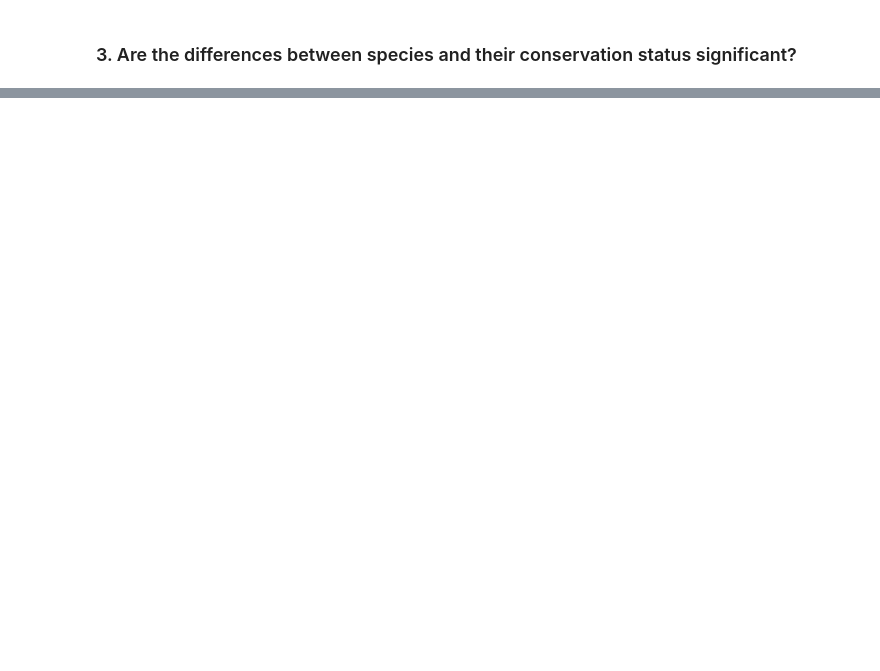
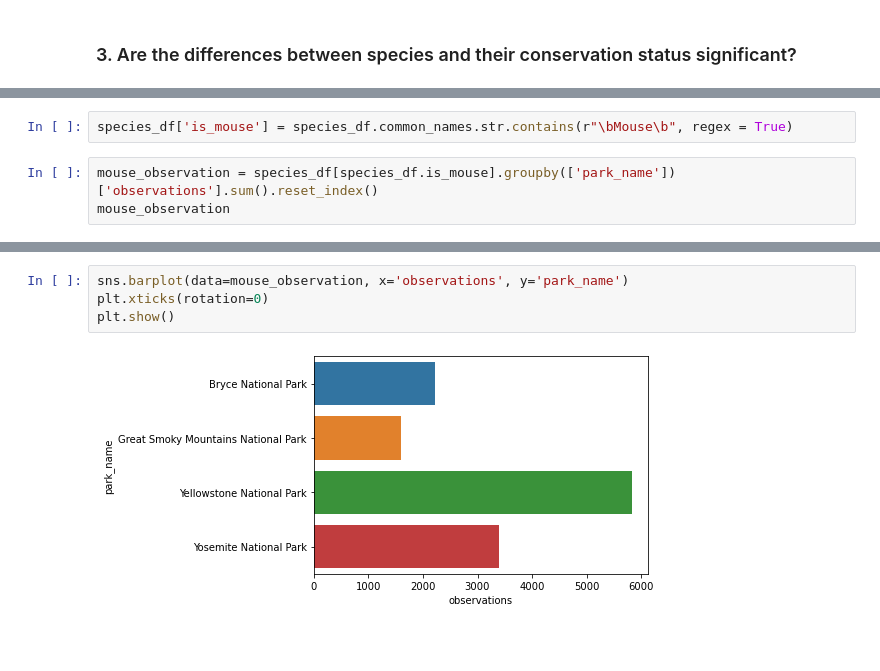
Before and after one commit to cacaprog/learning-projects, a Jupyter notebook: biodiversity/biodiversity_clean.ipynb, the cells around one changed output, grey strips where cells are left out. Saved outputs shown, nothing was run; the diff lists cells and outputs as text; blank space fills up the shorter version.

```diff
--- a/biodiversity/biodiversity_clean.ipynb
+++ b/biodiversity/biodiversity_clean.ipynb
@@ -691,0 +540,5 @@ Name: category, dtype: float64
+# %%
+species_df['is_mouse'] = species_df.common_names.str.contains(r"\bMouse\b", regex = True)
+# %%
+mouse_observation = species_df[species_df.is_mouse].groupby(['park_name'])['observations'].sum().reset_index()
+mouse_observation
@@ -692,2 +551,8 @@ Name: category, dtype: float64
+# %%
+sns.barplot(data=mouse_observation, x='observations', y='park_name')
+plt.xticks(rotation=0)
+plt.show()
+# %% [output]
+[figure, added]
 # %% [markdown]
 ###
```
Also changed, not shown: parts of 83 cells of this notebook, 1 other file.
